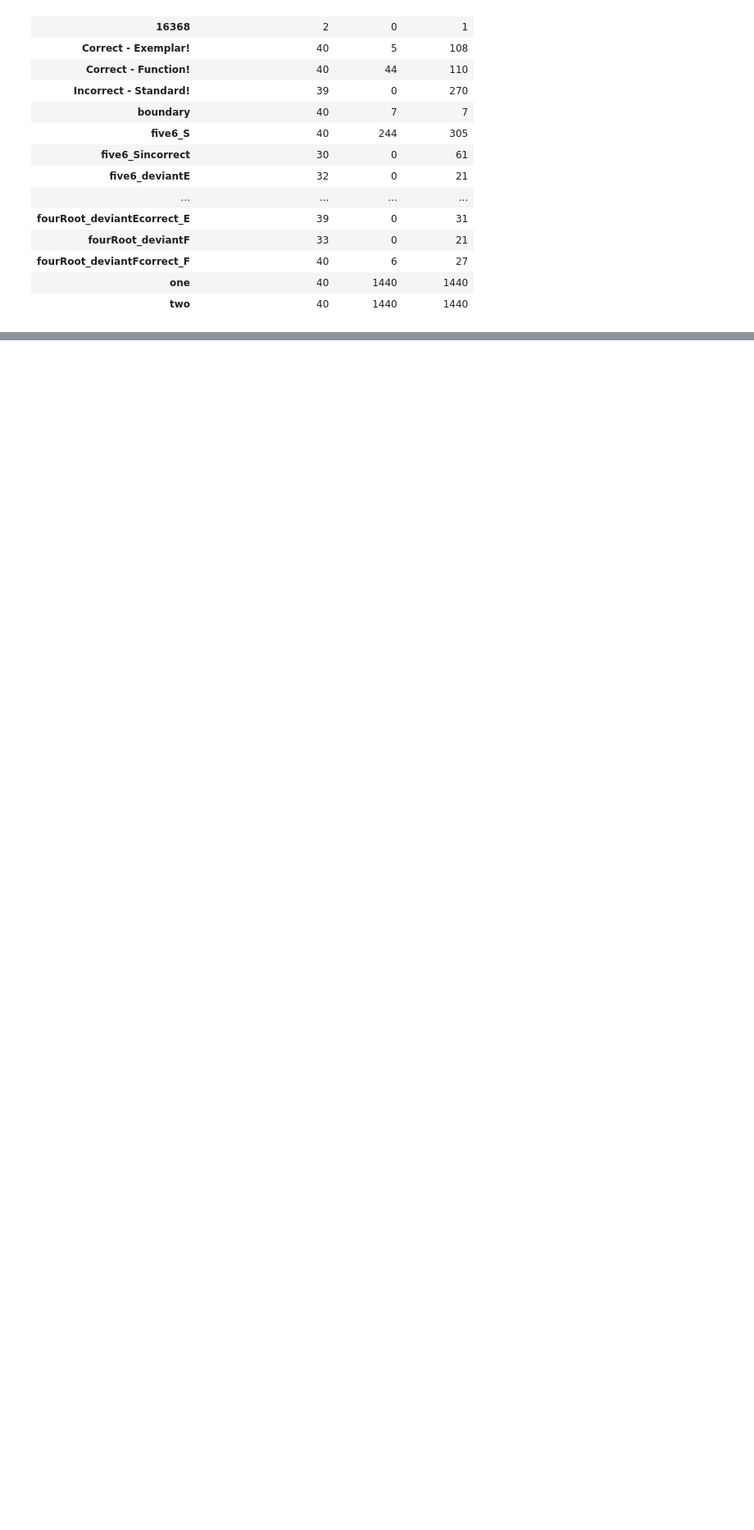
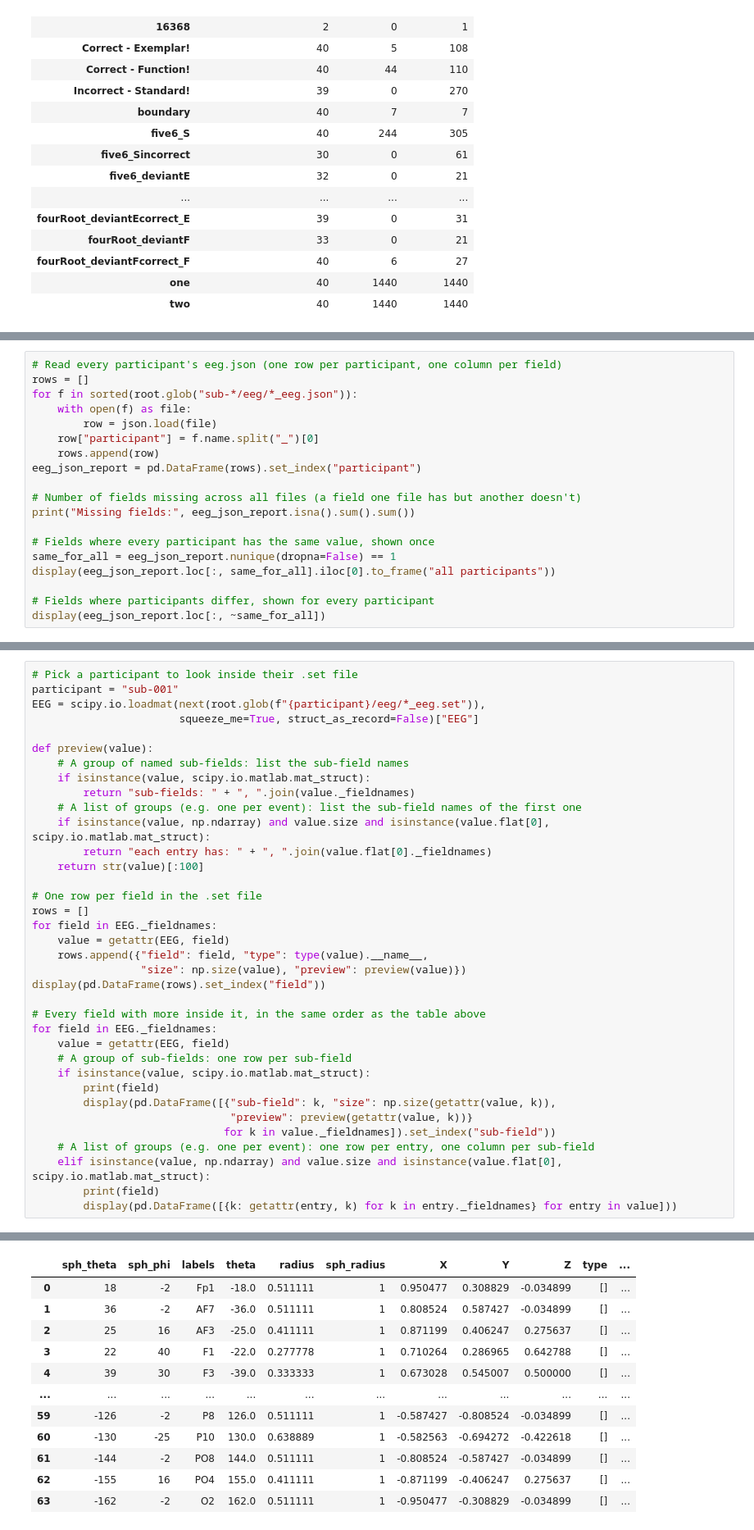
Before and after one commit to davisbone/Harmonic-EEG, a Jupyter notebook: MS2wranglingData.ipynb, the cells around one changed output, grey strips where cells are left out. Shown at 82% size. Cells and saved outputs as stored; diff of their text form; blank space fills up the shorter version.

Commit message:
Added last checks to include all files and included summary of what was found in data exploration phase.

```diff
--- a/MS2wranglingData.ipynb
+++ b/MS2wranglingData.ipynb
@@ -426,0 +435,19 @@ display(pd.DataFrame({"participants_with_code": (code_counts > 0).sum(axis=1),
+# %%
+# Read every participant's eeg.json (one row per participant, one column per field)
+rows = []
+for f in sorted(root.glob("sub-*/eeg/*_eeg.json")):
+    with open(f) as file:
+        row = json.load(file)
+    row["participant"] = f.name.split("_")[0]
+    rows.append(row)
+eeg_json_report = pd.DataFrame(rows).set_index("participant")
+
+# Number of fields missing across all files (a field one file has but another doesn't)
+print("Missing fields:", eeg_json_report.isna().sum().sum())
+
+# Fields where every participant has the same value, shown once
+same_for_all = eeg_json_report.nunique(dropna=False) == 1
+display(eeg_json_report.loc[:, same_for_all].iloc[0].to_frame("all participants"))
+
+# Fields where participants differ, shown for every participant
+display(eeg_json_report.loc[:, ~same_for_all])
@@ -426,0 +594,37 @@ display(pd.DataFrame({"participants_with_code": (code_counts > 0).sum(axis=1),
+# %%
+# Pick a participant to look inside their .set file
+participant = "sub-001"
+EEG = scipy.io.loadmat(next(root.glob(f"{participant}/eeg/*_eeg.set")),
+                       squeeze_me=True, struct_as_record=False)["EEG"]
+
+def preview(value):
+    # A group of named sub-fields: list the sub-field names
+    if isinstance(value, scipy.io.matlab.mat_struct):
+        return "sub-fields: " + ", ".join(value._fieldnames)
+    # A list of groups (e.g. one per event): list the sub-field names of the first one
+    if isinstance(value, np.ndarray) and value.size and isinstance(value.flat[0], scipy.io.matlab.mat_struct):
+        return "each entry has: " + ", ".join(value.flat[0]._fieldnames)
+    return str(value)[:100]
+
+# One row per field in the .set file
+rows = []
+for field in EEG._fieldnames:
+    value = getattr(EEG, field)
+    rows.append({"field": field, "type": type(value).__name__,
+                 "size": np.size(value), "preview": preview(value)})
+display(pd.DataFrame(rows).set_index("field"))
+
+# Every field with more inside it, in the same order as the table above
+for field in EEG._fieldnames:
+    value = getattr(EEG, field)
+    # A group of sub-fields: one row per sub-field
+    if isinstance(value, scipy.io.matlab.mat_struct):
+        print(field)
+        display(pd.DataFrame([{"sub-field": k, "size": np.size(getattr(value, k)),
+                               "preview": preview(getattr(value, k))}
+                              for k in value._fieldnames]).set_index("sub-field"))
+    # A list of groups (e.g. one per event): one row per entry, one column per sub-field
+    elif isinstance(value, np.ndarray) and value.size and isinstance(value.flat[0], scipy.io.matlab.mat_struct):
+        print(field)
+        display(pd.DataFrame([{k: getattr(entry, k) for k in entry._fieldnames} for entry in value]))
+# %% [output]
@@ -426,0 +650,12 @@ display(pd.DataFrame({"participants_with_code": (code_counts > 0).sum(axis=1),
+|  | sph_theta | sph_phi | labels | theta | radius | sph_radius | X | Y | Z | type | ... |
+| 0 | 18 | -2 | Fp1 | -18.0 | 0.511111 | 1 | 0.950477 | 0.308829 | -0.034899 | [] | ... |
+| 1 | 36 | -2 | AF7 | -36.0 | 0.511111 | 1 | 0.808524 | 0.587427 | -0.034899 | [] | ... |
+| 2 | 25 | 16 | AF3 | -25.0 | 0.411111 | 1 | 0.871199 | 0.406247 | 0.275637 | [] | ... |
+| 3 | 22 | 40 | F1 | -22.0 | 0.277778 | 1 | 0.710264 | 0.286965 | 0.642788 | [] | ... |
+| 4 | 39 | 30 | F3 | -39.0 | 0.333333 | 1 | 0.673028 | 0.545007 | 0.500000 | [] | ... |
+| ... | ... | ... | ... | ... | ... | ... | ... | ... | ... | ... | ... |
+| 59 | -126 | -2 | P8 | 126.0 | 0.511111 | 1 | -0.587427 | -0.808524 | -0.034899 | [] | ... |
+| 60 | -130 | -25 | P10 | 130.0 | 0.638889 | 1 | -0.582563 | -0.694272 | -0.422618 | [] | ... |
+| 61 | -144 | -2 | PO8 | 144.0 | 0.511111 | 1 | -0.808524 | -0.587427 | -0.034899 | [] | ... |
+| 62 | -155 | 16 | PO4 | 155.0 | 0.411111 | 1 | -0.871199 | -0.406247 | 0.275637 | [] | ... |
+| 63 | -162 | -2 | O2 | 162.0 | 0.511111 | 1 | -0.950477 | -0.308829 | -0.034899 | [] | ... |
```
Also changed, not shown: parts of 11 cells of this notebook.
